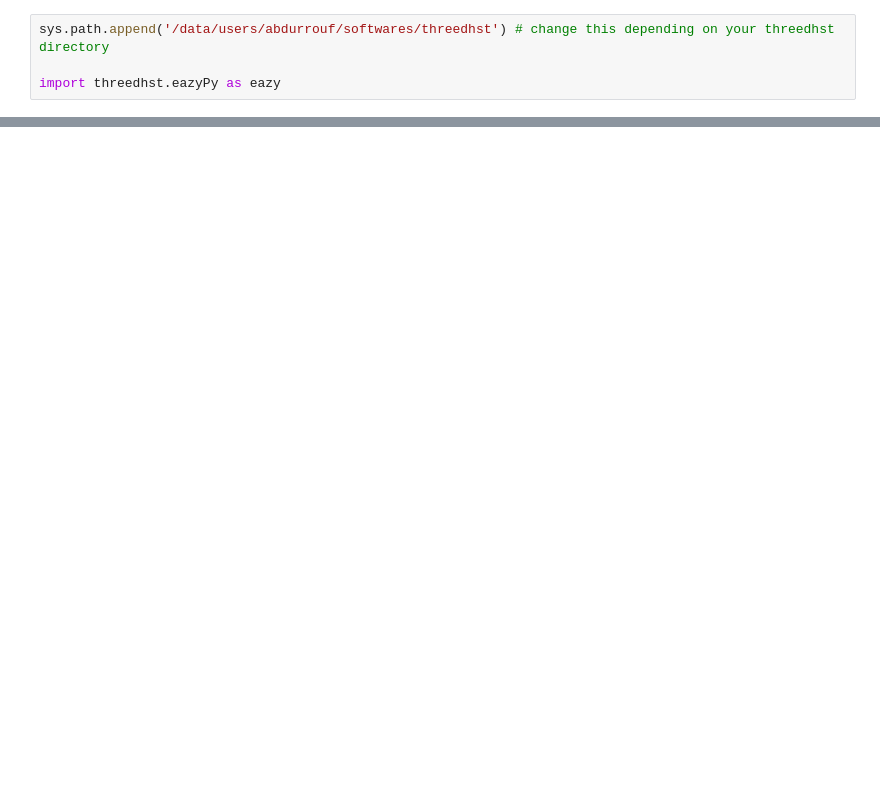
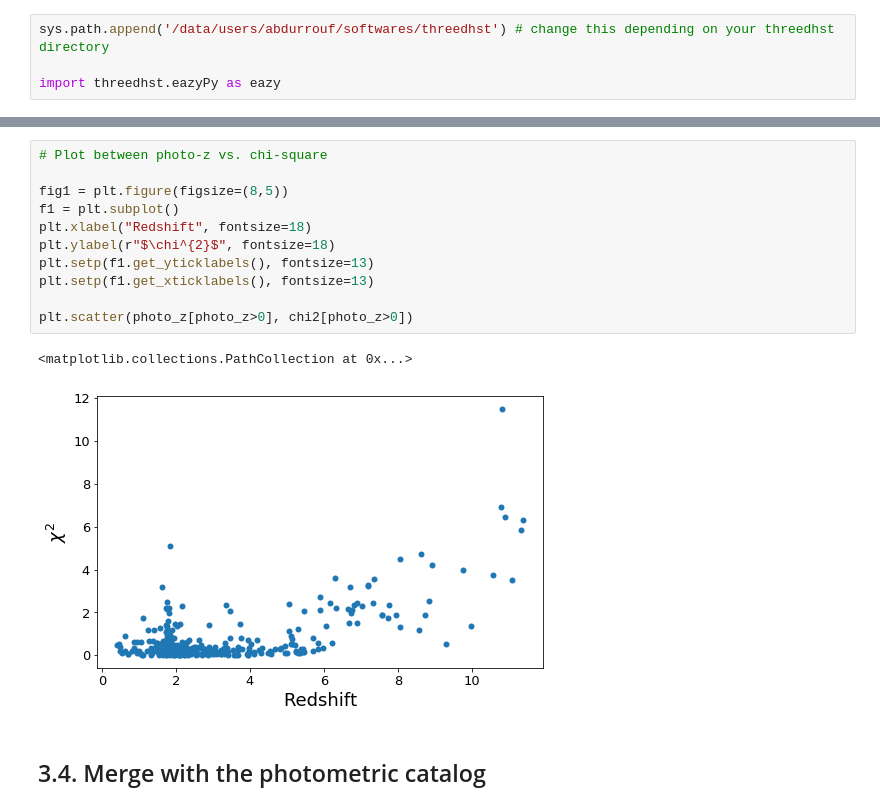
Before and after one commit to aabdurrouf/ivcitb2022, a Jupyter notebook: CEERS/eazy_photoz/Step3_measuring_photometric_redshifts_crop1.ipynb, the cells around one changed output, grey strips where cells are left out. Saved outputs shown, nothing was run; the diff lists cells and outputs as text; blank space fills up the shorter version.

```diff
--- a/CEERS/eazy_photoz/Step3_measuring_photometric_redshifts_crop1.ipynb
+++ b/CEERS/eazy_photoz/Step3_measuring_photometric_redshifts_crop1.ipynb
@@ -68,0 +113,16 @@ OUTPUT/photz1.zout
+# %%
+# Plot between photo-z vs. chi-square
+
+fig1 = plt.figure(figsize=(8,5))
+f1 = plt.subplot()
+plt.xlabel("Redshift", fontsize=18)
+plt.ylabel(r"$\chi^{2}$", fontsize=18)
+plt.setp(f1.get_yticklabels(), fontsize=13)
+plt.setp(f1.get_xticklabels(), fontsize=13)
+
+plt.scatter(photo_z[photo_z>0], chi2[photo_z>0])
+# %% [output]
+<matplotlib.collections.PathCollection at 0x...>
+[figure, added]
+# %% [markdown]
+## 3.4. Merge with the photometric catalog
```
Also changed, not shown: parts of 14 cells of this notebook, 7 other files.
